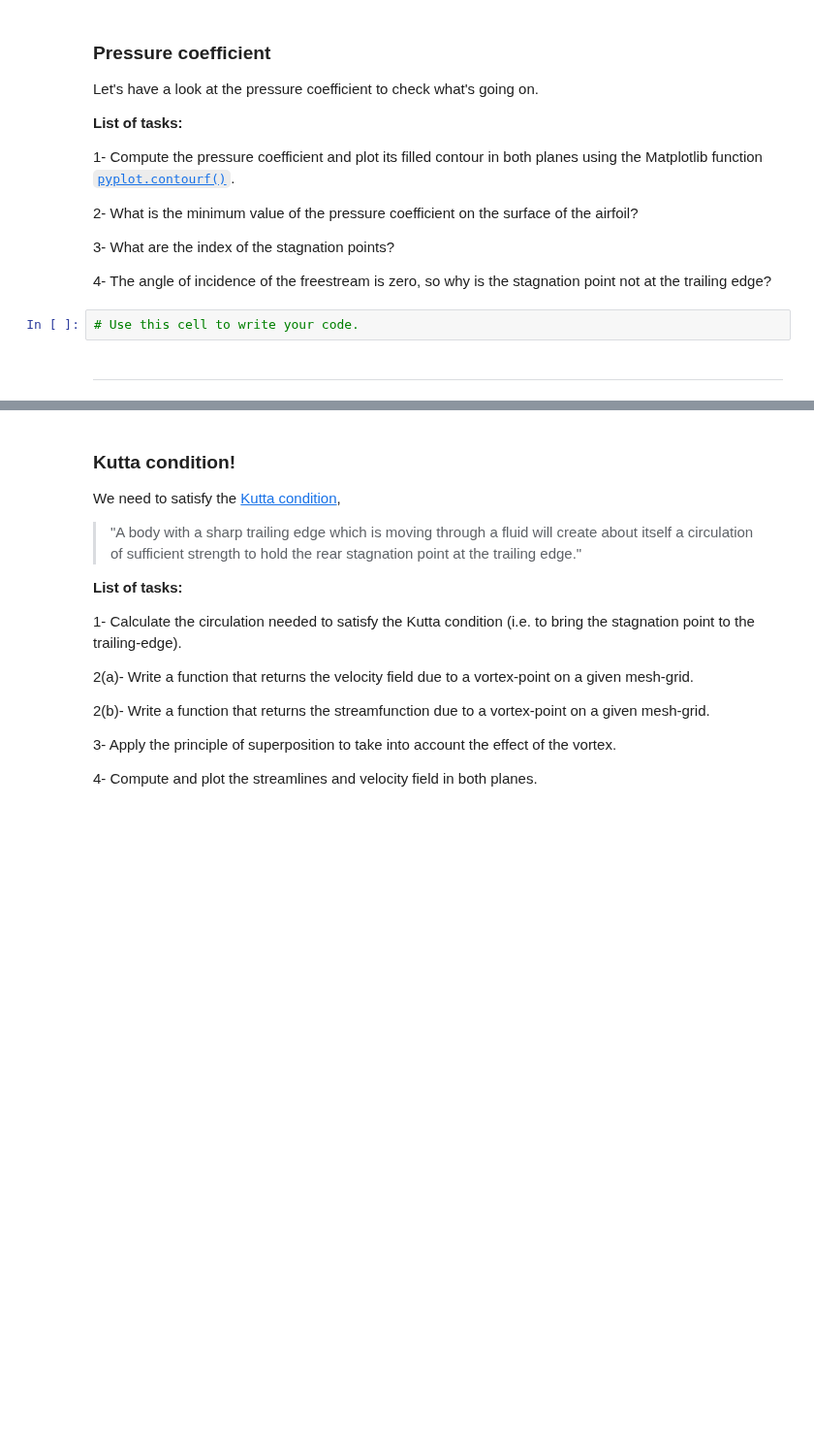
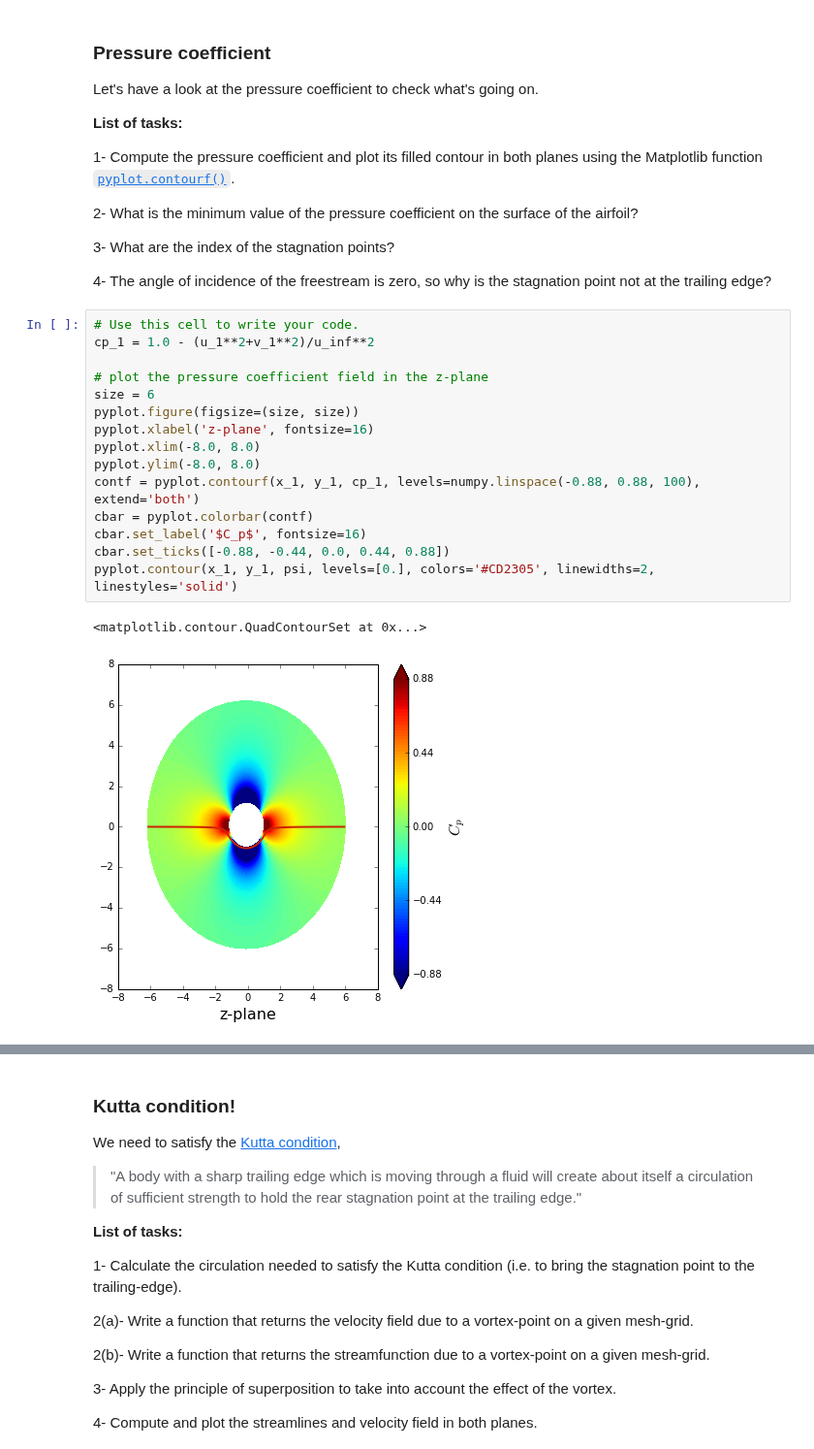
Before and after one commit to liu19941121/mae6226-work, a Jupyter notebook: midterm/midterm.ipynb, the cells around one changed output, grey strips where cells are left out. Shown at 97% size. Cells and saved outputs as stored; diff of their text form; blank space fills up the shorter version.

```diff
--- a/midterm/midterm.ipynb
+++ b/midterm/midterm.ipynb
@@ -353,7 +373,21 @@ Let's have a look at the pressure coefficient to check what's going on.
 3- What are the index of the stagnation points?
 
 4- The angle of incidence of the freestream is zero, so why is the stagnation point not at the trailing edge?
-# %%
-# Use this cell to write your code.
-# %% [markdown]
----
+# %%
+# Use this cell to write your code.
+cp_1 = 1.0 - (u_1**2+v_1**2)/u_inf**2
+
+# plot the pressure coefficient field in the z-plane
+size = 6
+pyplot.figure(figsize=(size, size))
+pyplot.xlabel('z-plane', fontsize=16)
+pyplot.xlim(-8.0, 8.0)
+pyplot.ylim(-8.0, 8.0)
+contf = pyplot.contourf(x_1, y_1, cp_1, levels=numpy.linspace(-0.88, 0.88, 100), extend='both')
+cbar = pyplot.colorbar(contf)
+cbar.set_label('$C_p$', fontsize=16)
+cbar.set_ticks([-0.88, -0.44, 0.0, 0.44, 0.88])
+pyplot.contour(x_1, y_1, psi, levels=[0.], colors='#CD2305', linewidths=2, linestyles='solid')
+# %% [output]
+<matplotlib.contour.QuadContourSet at 0x...>
+[figure, added]
```
Also changed, not shown: parts of 11 cells of this notebook, 1 other file.
